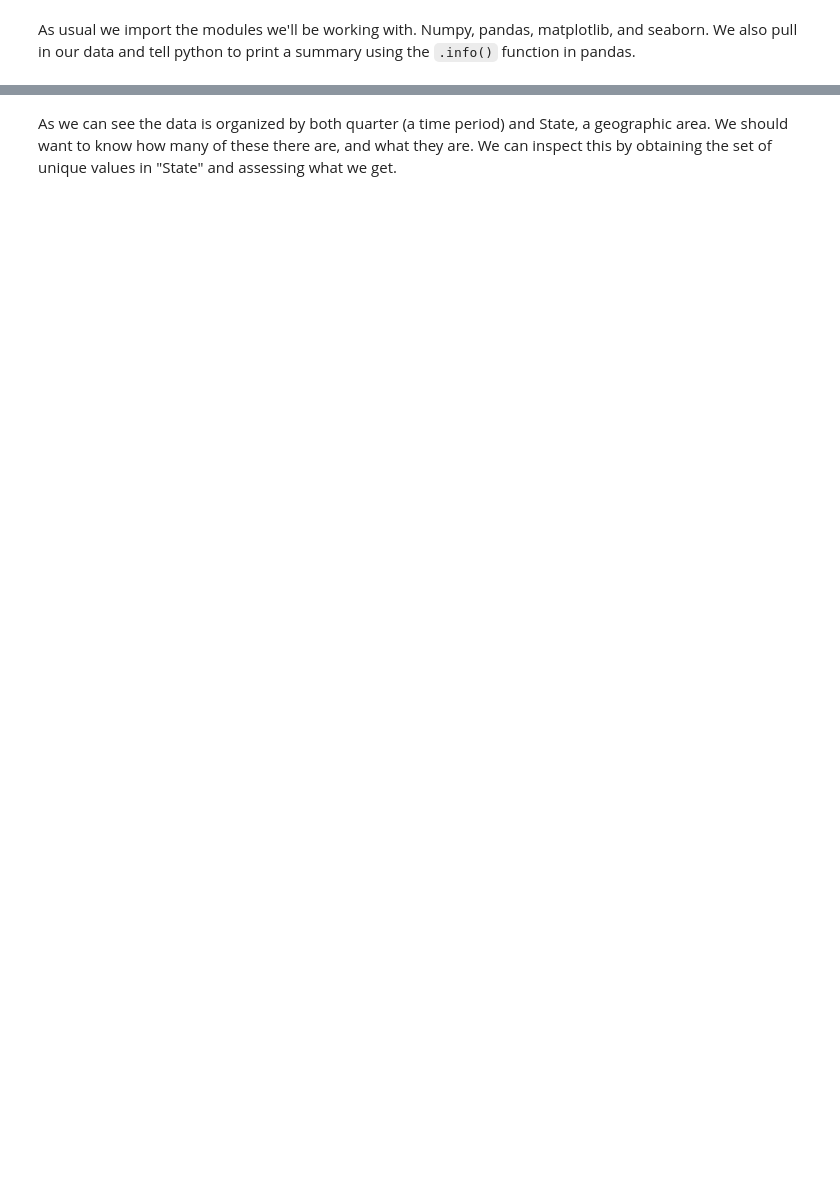
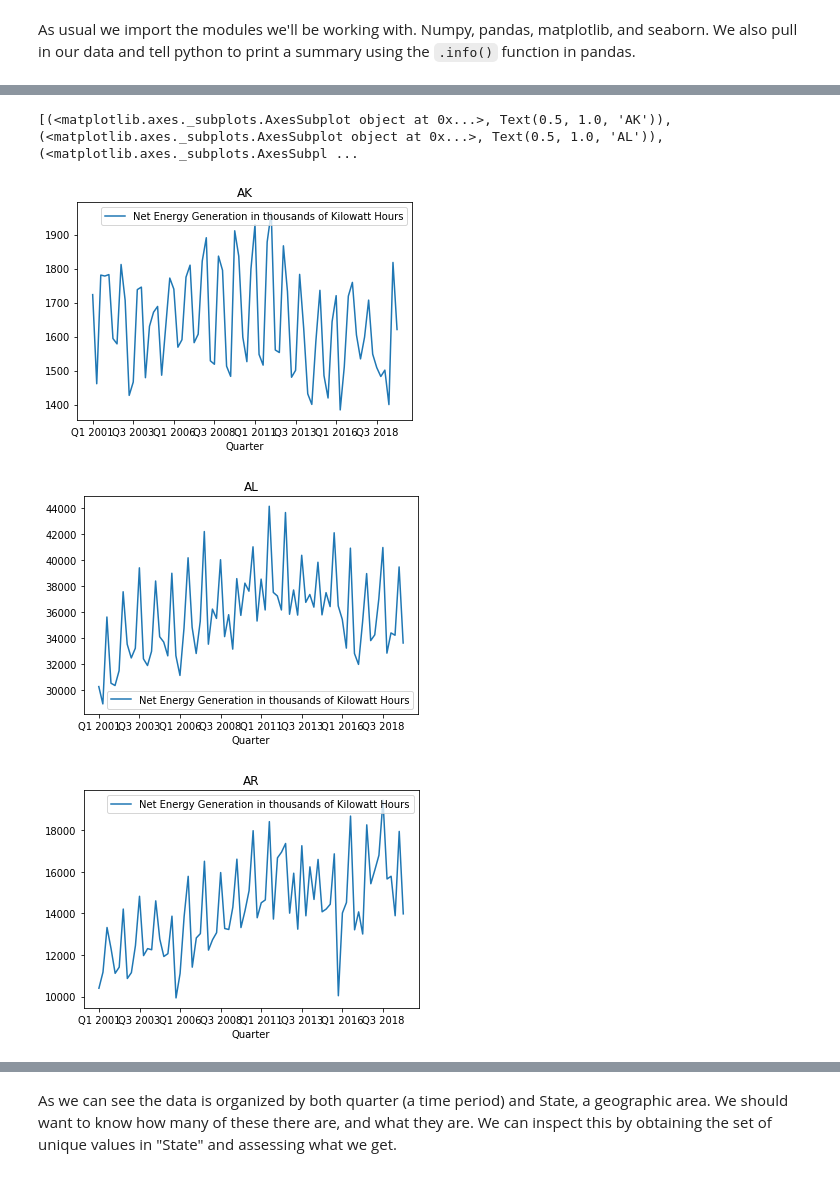
Before and after one commit to alexschwartzburg/Energy_Use_USA, a Jupyter notebook: Analysis_of_Net_Energy_Consumption_USA_source_EIA.ipynb, the cells around one changed output, grey strips where cells are left out. Saved outputs shown, nothing was run; the diff lists cells and outputs as text; code cells hidden in the pictures; blank space fills up the shorter version.

```diff
--- a/Analysis_of_Net_Energy_Consumption_USA_source_EIA.ipynb
+++ b/Analysis_of_Net_Energy_Consumption_USA_source_EIA.ipynb
@@ -54,0 +131,13 @@ memory usage: 110.6+ KB
+# %%
+data.head()
+data.groupby('State').groups
+
+y = []
+
+for x in states_sorted[0:5]:
+  data.groupby('State').get_group(x).set_index('Quarter').plot.line()
+
+# plts = data2.groupby('State').get_group('TX').set_index('Quarter').plot.line()
+# fig, axes = plt.subplots(nrows=2, ncols=4, figsize=(18, 6))
+# .set_title(self, 'TX', fontdict=None, loc=None, pad=None)
+#here's plt.subplots come into play ; look at data viz lecture notes
@@ -54,0 +146,6 @@ memory usage: 110.6+ KB
+# %%
+# Define a function to plot the graphs
+def plot_state(x, data):
+  y1 = data.groupby('State').get_group(x).set_index('Quarter').plot.line()
+  y2 = plt.title(x)
+  return (y1, y2)
@@ -54,0 +204,16 @@ memory usage: 110.6+ KB
+# %%
+#Some quick code generation
+
+x = [0,5,10,15,20,25,30,35,40,45]
+y = [4,9,14,19,24,29,34,39,44,49]
+z = dict(zip(x,y))
+
+# We will need code that looks like the code below for all 50 of the states.
+#
+# for x in states_sorted[0:4]:
+#   plot_state(x, data)
+#
+# To create that we will use a for loop to create other for loops.
+
+for X in x:
+  print(f"for x in states_sorted[{X}:{z[X]}]:\n\tplot_state(x, data)")
@@ -54,0 +245,10 @@ memory usage: 110.6+ KB
+# %%
+List1 = []
+for x in states_sorted[0:4]:
+	List1.append(plot_state(x, data))
+print(List1)
+# %% [output]
+[(<matplotlib.axes._subplots.AxesSubplot object at 0x...>, Text(0.5, 1.0, 'AK')), (<matplotlib.axes._subplots.AxesSubplot object at 0x...>, Text(0.5, 1.0, 'AL')), (<matplotlib.axes._subplots.AxesSubpl ...
+[figure, added]
+[figure, added]
+[figure, added]
```
Also changed, not shown: parts of 48 cells of this notebook.
